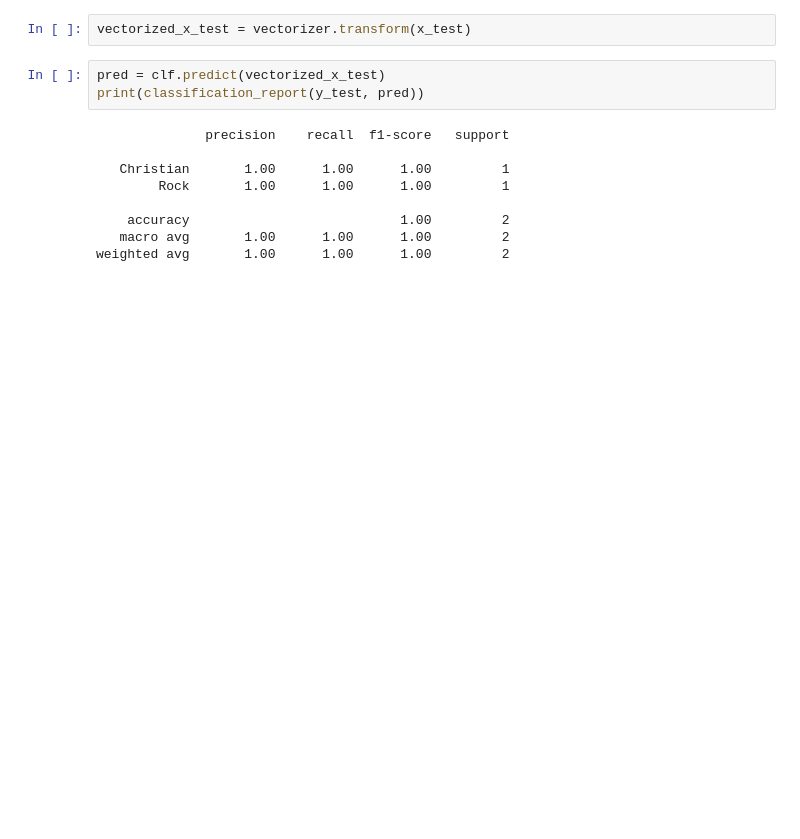
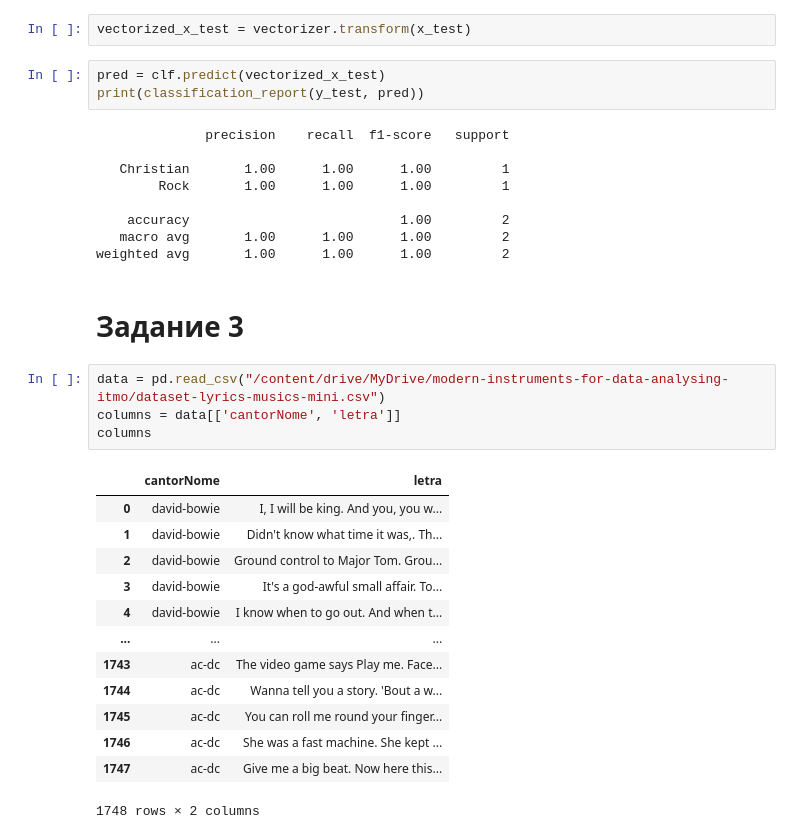
Before and after one commit to avetodef/modern-data-analysis-tools-itmo, a Jupyter notebook: lab2_siad.ipynb, the cells around one changed output. Drawn from its saved outputs; the diff is of its cells as text; blank space fills up the shorter version.

```diff
--- a/lab2_siad.ipynb
+++ b/lab2_siad.ipynb
@@ -293,3 +292,23 @@ print(classification_report(y_test, pred))
     accuracy                           1.00         2
    macro avg       1.00      1.00      1.00         2
 weighted avg       1.00      1.00      1.00         2
+# %% [markdown]
+# **Задание 3**
+# %%
+data = pd.read_csv("/content/drive/MyDrive/modern-instruments-for-data-analysing-itmo/dataset-lyrics-musics-mini.csv")
+columns = data[['cantorNome', 'letra']]
+columns
+# %% [output]
+|  | cantorNome | letra |
+| 0 | david-bowie | I, I will be king. And you, you w... |
+| 1 | david-bowie | Didn't know what time it was,. Th... |
+| 2 | david-bowie | Ground control to Major Tom. Grou... |
+| 3 | david-bowie | It's a god-awful small affair. To... |
+| 4 | david-bowie | I know when to go out. And when t... |
+| ... | ... | ... |
+| 1743 | ac-dc | The video game says Play me. Face... |
+| 1744 | ac-dc | Wanna tell you a story. 'Bout a w... |
+| 1745 | ac-dc | You can roll me round your finger... |
+| 1746 | ac-dc | She was a fast machine. She kept ... |
+| 1747 | ac-dc | Give me a big beat. Now here this... |
+1748 rows × 2 columns
```
Also changed, not shown: parts of 10 cells of this notebook.
